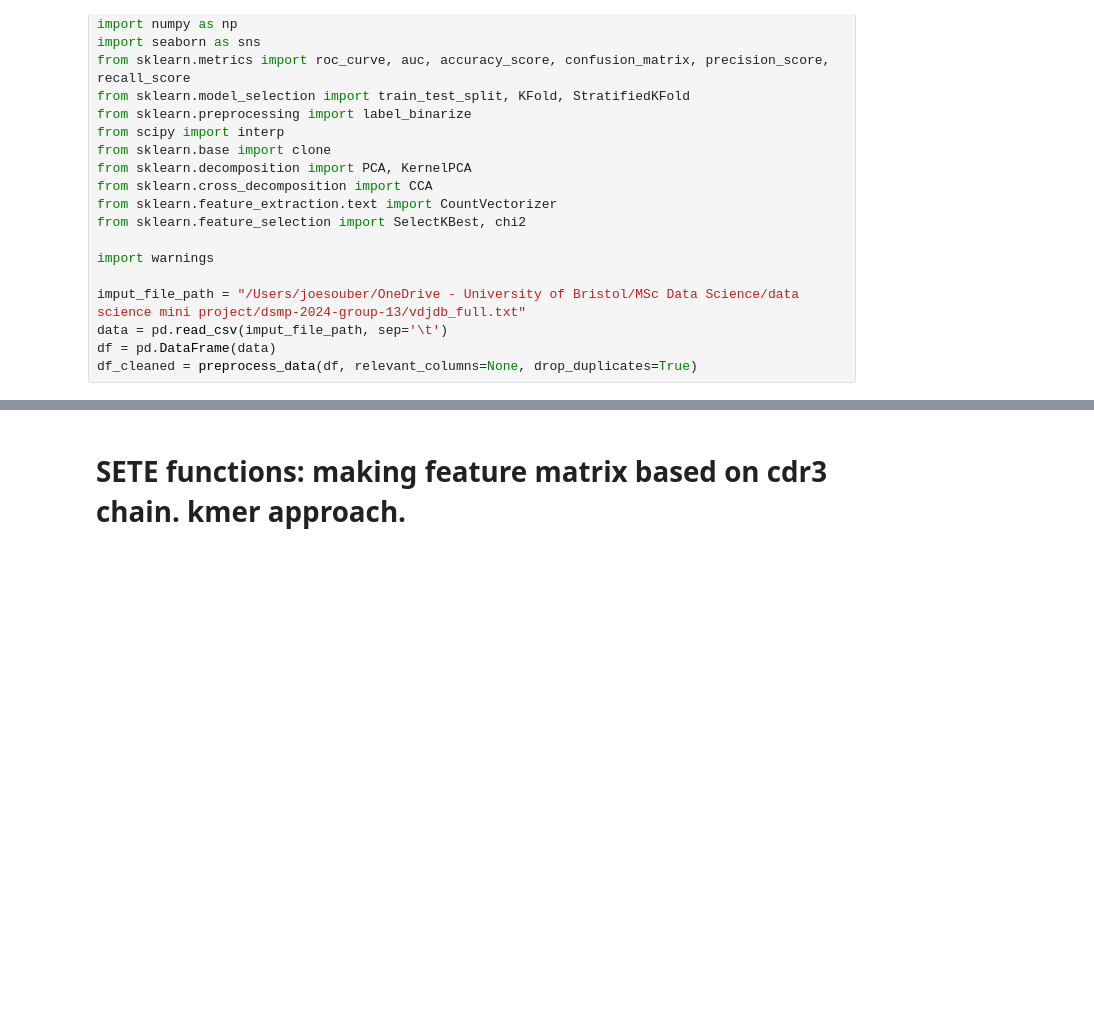
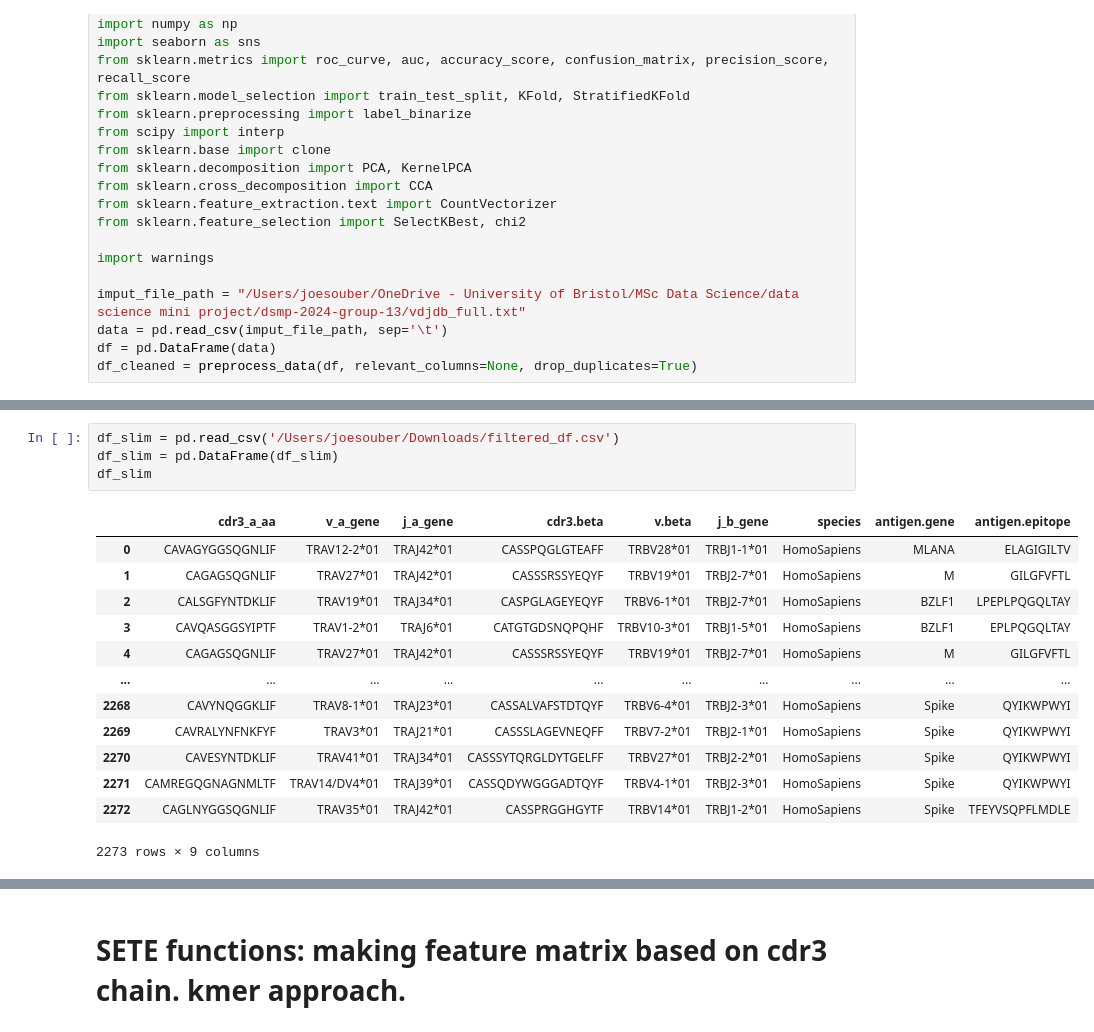
Before and after one commit to UoB-DSMP-2023-24/dsmp-2024-group-13, a Jupyter notebook: initial_SETE_approach.ipynb, the cells around one changed output, grey strips where cells are left out. Saved outputs shown, nothing was run; the diff lists cells and outputs as text; blank space fills up the shorter version.

```diff
--- a/initial_SETE_approach.ipynb
+++ b/initial_SETE_approach.ipynb
@@ -22,0 +45,18 @@ df_cleaned = preprocess_data(df, relevant_columns=None, drop_duplicates=True)
+# %%
+df_slim = pd.read_csv('/Users/joesouber/Downloads/filtered_df.csv')
+df_slim = pd.DataFrame(df_slim)
+df_slim
+# %% [output]
+|  | cdr3_a_aa | v_a_gene | j_a_gene | cdr3.beta | v.beta | j_b_gene | species | antigen.gene | antigen.epitope |
+| 0 | CAVAGYGGSQGNLIF | TRAV12-2*01 | TRAJ42*01 | CASSPQGLGTEAFF | TRBV28*01 | TRBJ1-1*01 | HomoSapiens | MLANA | ELAGIGILTV |
+| 1 | CAGAGSQGNLIF | TRAV27*01 | TRAJ42*01 | CASSSRSSYEQYF | TRBV19*01 | TRBJ2-7*01 | HomoSapiens | M | GILGFVFTL |
+| 2 | CALSGFYNTDKLIF | TRAV19*01 | TRAJ34*01 | CASPGLAGEYEQYF | TRBV6-1*01 | TRBJ2-7*01 | HomoSapiens | BZLF1 | LPEPLPQGQLTAY |
+| 3 | CAVQASGGSYIPTF | TRAV1-2*01 | TRAJ6*01 | CATGTGDSNQPQHF | TRBV10-3*01 | TRBJ1-5*01 | HomoSapiens | BZLF1 | EPLPQGQLTAY |
+| 4 | CAGAGSQGNLIF | TRAV27*01 | TRAJ42*01 | CASSSRSSYEQYF | TRBV19*01 | TRBJ2-7*01 | HomoSapiens | M | GILGFVFTL |
+| ... | ... | ... | ... | ... | ... | ... | ... | ... | ... |
+| 2268 | CAVYNQGGKLIF | TRAV8-1*01 | TRAJ23*01 | CASSALVAFSTDTQYF | TRBV6-4*01 | TRBJ2-3*01 | HomoSapiens | Spike | QYIKWPWYI |
+| 2269 | CAVRALYNFNKFYF | TRAV3*01 | TRAJ21*01 | CASSSLAGEVNEQFF | TRBV7-2*01 | TRBJ2-1*01 | HomoSapiens | Spike | QYIKWPWYI |
+| 2270 | CAVESYNTDKLIF | TRAV41*01 | TRAJ34*01 | CASSSYTQRGLDYTGELFF | TRBV27*01 | TRBJ2-2*01 | HomoSapiens | Spike | QYIKWPWYI |
+| 2271 | CAMREGQGNAGNMLTF | TRAV14/DV4*01 | TRAJ39*01 | CASSQDYWGGGADTQYF | TRBV4-1*01 | TRBJ2-3*01 | HomoSapiens | Spike | QYIKWPWYI |
+| 2272 | CAGLNYGGSQGNLIF | TRAV35*01 | TRAJ42*01 | CASSPRGGHGYTF | TRBV14*01 | TRBJ1-2*01 | HomoSapiens | Spike | TFEYVSQPFLMDLE |
+2273 rows × 9 columns
```
Also changed, not shown: parts of 9 cells of this notebook.
